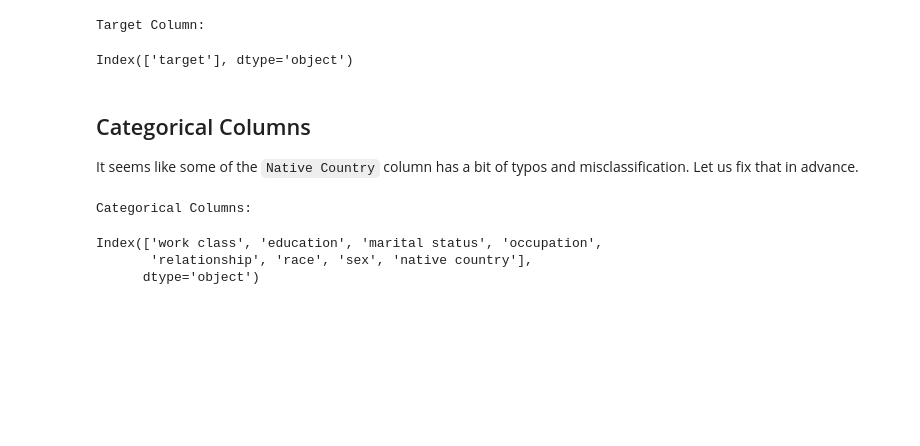
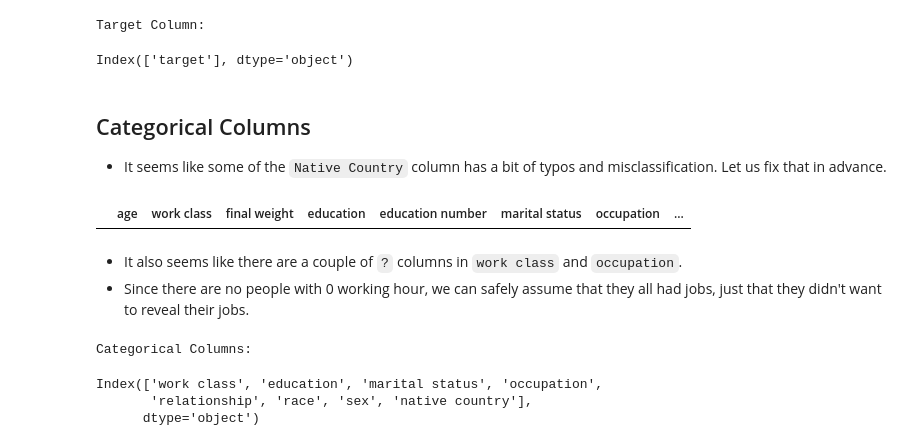
Before and after one commit to erwinleonardy/machine-learning, a Jupyter notebook: adult/erwin/erwin-adult.ipynb, the cells around one changed output. Drawn from its saved outputs; the diff is of its cells as text; code cells hidden in the pictures; blank space fills up the shorter version.

```diff
--- a/adult/erwin/erwin-adult.ipynb
+++ b/adult/erwin/erwin-adult.ipynb
@@ -146,7 +146,14 @@ Target Column:
 Index(['target'], dtype='object')
 # %% [markdown]
 ## Categorical Columns
-It seems like some of the `Native Country` column has a bit of typos and misclassification. Let us fix that in advance.
+- It seems like some of the `Native Country` column has a bit of typos and misclassification. Let us fix that in advance.
+# %%
+df[df['hours per week'] == 0]
+# %% [output]
+|  | age | work class | final weight | education | education number | marital status | occupation | ... |
+# %% [markdown]
+- It also seems like there are a couple of `?` columns in `work class` and `occupation`.
+- Since there are no people with 0 working hour, we can safely assume that they all had jobs, just that they didn't want to reveal their jobs.
 # %%
 print("Categorical Columns:")
 display(CAT_COLUMNS)
```
Also changed, not shown: parts of 17 cells of this notebook.
